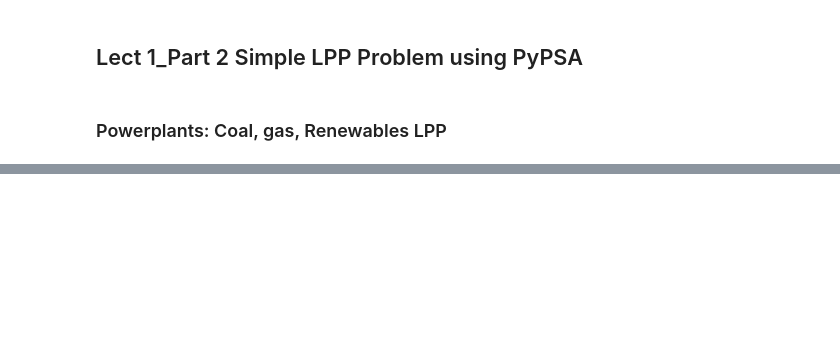
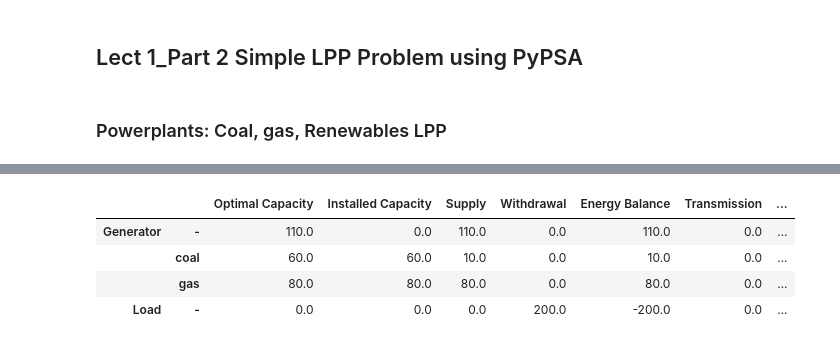
Before and after one commit to SuhasAutade/BTU_lectures_2024, a Jupyter notebook: Lect_1/Lect1_2_coal_gas_renew.ipynb, the cells around one changed output, grey strips where cells are left out. Cells and saved outputs as stored; diff of their text form; code cells hidden in the pictures; blank space fills up the shorter version.

```diff
--- a/Lect_1/Lect1_2_coal_gas_renew.ipynb
+++ b/Lect_1/Lect1_2_coal_gas_renew.ipynb
@@ -66,3 +81,11 @@ Total Emissions: 40.0 tons
+# %%
+network.statistics()
+# %% [output]
+|  |  | Optimal Capacity | Installed Capacity | Supply | Withdrawal | Energy Balance | Transmission | ... |
+| Generator | - | 110.0 | 0.0 | 110.0 | 0.0 | 110.0 | 0.0 | ... |
+|  | coal | 60.0 | 60.0 | 10.0 | 0.0 | 10.0 | 0.0 | ... |
+|  | gas | 80.0 | 80.0 | 80.0 | 0.0 | 80.0 | 0.0 | ... |
+| Load | - | 0.0 | 0.0 | 0.0 | 200.0 | -200.0 | 0.0 | ... |
 # %%
 import matplotlib.pyplot as plt
 fig, ax = plt.subplots()
```
Also changed, not shown: parts of 3 cells of this notebook, 1 other file.
